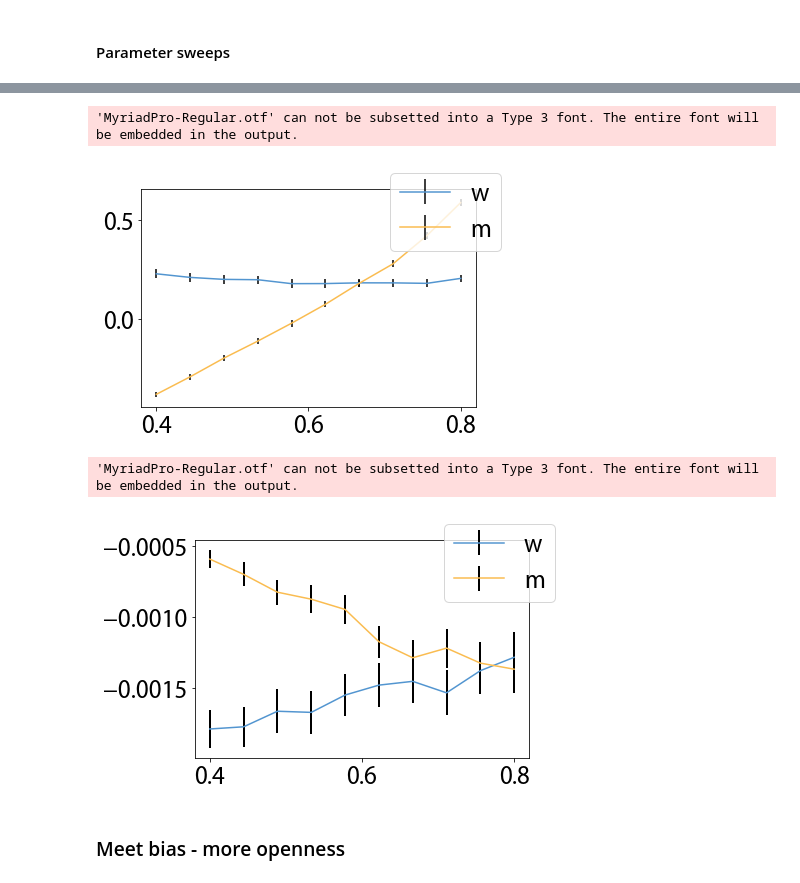
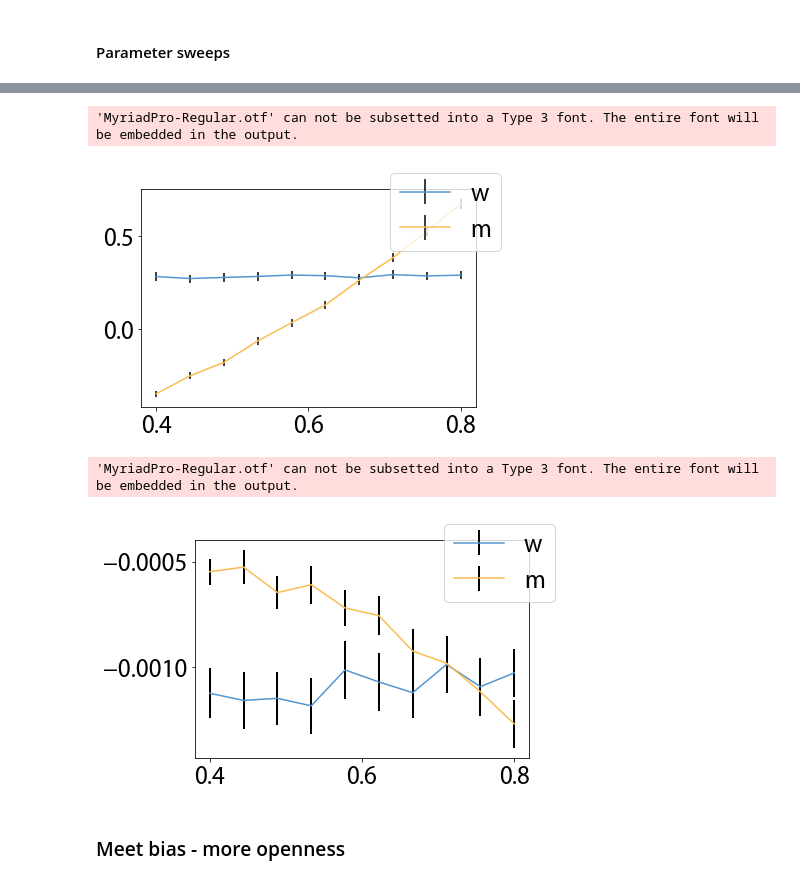
Before and after one commit to jastiso/modeling_citations, a Jupyter notebook: scripts/interventions.ipynb, the cells around one changed output, grey strips where cells are left out. Drawn from its saved outputs; the diff is of its cells as text; code cells hidden in the pictures.

```diff
--- a/scripts/interventions.ipynb
+++ b/scripts/interventions.ipynb
@@ -194,8 +305,10 @@ plt.figure(figsize=(40,10))
 sns.lineplot(data=[x['woman_perc'] for x in sim_params.values()])
 
 # run simulation
-data = Parallel(n_jobs=1)(
-    delayed(group_meet)(sim_params[i]['n'], authors, sim_params[i]['author_idx'])
-    for i,b in enumerate(tqdm(range(nMeetings)))
-)
+data = []
+for i,b in enumerate(range(nMeetings)):
+    #cProfile.run("tmp = group_meet(sim_params[i]['n'], authors, sim_params[i]['author_idx'])")
+    tmp = group_meet(sim_params[i]['n'], authors, sim_params[i]['author_idx'])
+    data.append(tmp)
+    del tmp
 # %% [output]
@@ -506,11 +619,12 @@ plt.figure(figsize=(40,10))
 sns.lineplot(data=[x['woman_perc'] for x in sim_params.values()])
 
 # run simulation
-data = Parallel(n_jobs=1)(
-    delayed(group_meet)(sim_params[i]['n'], authors, sim_params[i]['author_idx'])
-    for i,b in enumerate(tqdm(range(nMeetings)))
-)
-
+data = []
+for i,b in enumerate(range(nMeetings)):
+    #cProfile.run("tmp = group_meet(sim_params[i]['n'], authors, sim_params[i]['author_idx'])")
+    tmp = group_meet(sim_params[i]['n'], authors, sim_params[i]['author_idx'])
+    data.append(tmp)
+    del tmp
 
 # intialize final data structs
 meets = {}; # keep track of when meetings were successful
@@ -910,11 +904,18 @@ for p in parameter:
+# %%
+# loop through the new parameters
+data = Parallel(n_jobs=4)(
+    delayed(param_sweep)(authors_orig, 'walk', p)
+    for p in tqdm(parameter)
+)
 # %%
 # plot parameter sweep
 # static differences over time
+statics = [d[1] for d in data]
 fig = plt.figure(figsize=(6,4))
-w_cite = [x['wmu'] for x in statics]
-w_err = [x['wstd'] for x in statics]
-m_cite = [x['mmu'] for x in statics]
-m_err = [x['mstd'] for x in statics]
+w_cite = [x[0]['wmu'] for x in statics]
+w_err = [x[0]['wstd'] for x in statics]
+m_cite = [x[0]['mmu'] for x in statics]
+m_err = [x[0]['mstd'] for x in statics]
 
 plt.errorbar(parameter, w_cite, np.abs(np.concatenate((np.array(w_err).reshape(-1,1),
                                                 -np.array(w_err).reshape(-1,1)), axis=1).T), label='w',
@@ -926,24 +927,25 @@ fig.legend()
 plt.savefig('../data/img/static_ps_walk.pdf')
 # %% [output]
 'MyriadPro-Regular.otf' can not be subsetted into a Type 3 font. The entire font will be embedded in the output.
-[figure, old version]
+[figure, new version]
 # %%
 # plot slopes of W cites
+slopes = [d[0] for d in data]
 fig = plt.figure(figsize=(6,4))
-w_slope = [x['wslope'] for x in slopes]
-w_err = [x['wci'] for x in slopes]
-m_slope = [x['mslope'] for x in slopes]
-m_err = [x['mci'] for x in slopes]
+w_slope = [x[0]['wslope'] for x in slopes]
+w_err = [x[0]['wci'] for x in slopes]
+m_slope = [x[0]['mslope'] for x in slopes]
+m_err = [x[0]['mci'] for x in slopes]
 w_err = np.array(w_err).T - w_slope
 m_err = np.array(m_err).T - m_slope
 
 plt.errorbar(parameter, w_slope, np.abs(w_err), label='w', color=colors[2], ecolor='black', elinewidth=2)
 plt.errorbar(parameter, m_slope, np.abs(m_err), label='m', color=colors[3], ecolor='black', elinewidth=2)
 fig.legend()
 plt.savefig('../data/img/tv_ps_walk.pdf')
 # %% [output]
 'MyriadPro-Regular.otf' can not be subsetted into a Type 3 font. The entire font will be embedded in the output.
-[figure, old version]
+[figure, new version]
 # %% [markdown]
 ### Meet bias - more openness
 # %%
```
Also changed, not shown: parts of 34 cells of this notebook.
